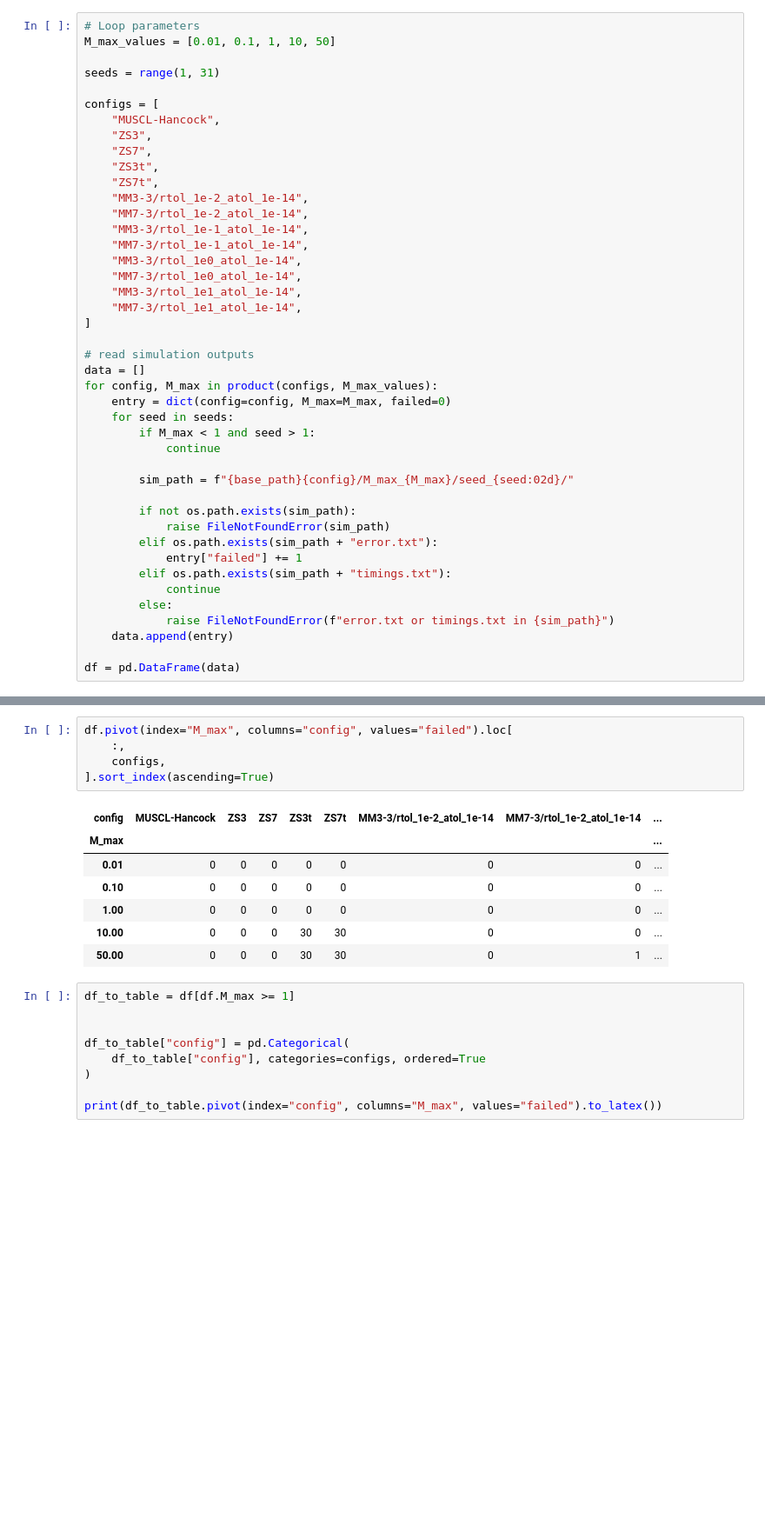
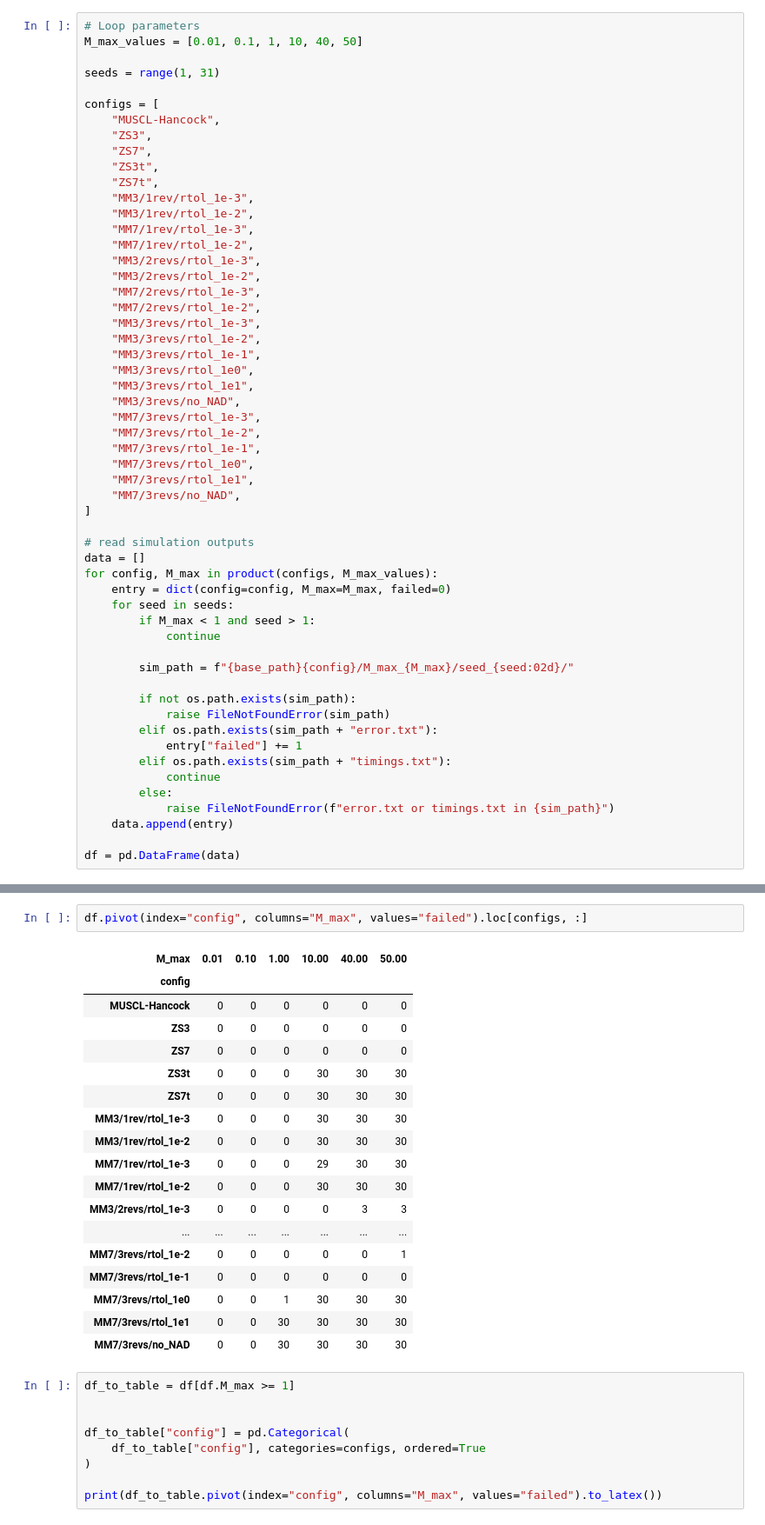
Before and after one commit to jpalafou/superfv, a Jupyter notebook: benchmarks/isotropic-decaying-turbulence/Fail_table.ipynb, the cells around one changed output, grey strips where cells are left out. Shown at 87% size. Saved outputs shown, nothing was run; the diff lists cells and outputs as text; blank space fills up the shorter version.

```diff
--- a/benchmarks/isotropic-decaying-turbulence/Fail_table.ipynb
+++ b/benchmarks/isotropic-decaying-turbulence/Fail_table.ipynb
@@ -9,6 +9,6 @@ base_path = "/scratch/gpfs/jp7427/out/isotropic-decaying-turbulence2/128x128/cup
 # %%
 # Loop parameters
-M_max_values = [0.01, 0.1, 1, 10, 50]
+M_max_values = [0.01, 0.1, 1, 10, 40, 50]
 
 seeds = range(1, 31)
 
@@ -18,14 +18,26 @@ configs = [
     "ZS7",
     "ZS3t",
     "ZS7t",
-    "MM3-3/rtol_1e-2_atol_1e-14",
-    "MM7-3/rtol_1e-2_atol_1e-14",
-    "MM3-3/rtol_1e-1_atol_1e-14",
-    "MM7-3/rtol_1e-1_atol_1e-14",
-    "MM3-3/rtol_1e0_atol_1e-14",
-    "MM7-3/rtol_1e0_atol_1e-14",
-    "MM3-3/rtol_1e1_atol_1e-14",
-    "MM7-3/rtol_1e1_atol_1e-14",
+    "MM3/1rev/rtol_1e-3",
+    "MM3/1rev/rtol_1e-2",
+    "MM7/1rev/rtol_1e-3",
+    "MM7/1rev/rtol_1e-2",
+    "MM3/2revs/rtol_1e-3",
+    "MM3/2revs/rtol_1e-2",
+    "MM7/2revs/rtol_1e-3",
+    "MM7/2revs/rtol_1e-2",
+    "MM3/3revs/rtol_1e-3",
+    "MM3/3revs/rtol_1e-2",
+    "MM3/3revs/rtol_1e-1",
+    "MM3/3revs/rtol_1e0",
+    "MM3/3revs/rtol_1e1",
+    "MM3/3revs/no_NAD",
+    "MM7/3revs/rtol_1e-3",
+    "MM7/3revs/rtol_1e-2",
+    "MM7/3revs/rtol_1e-1",
+    "MM7/3revs/rtol_1e0",
+    "MM7/3revs/rtol_1e1",
+    "MM7/3revs/no_NAD",
 ]
 
 # read simulation outputs
@@ -54,16 +64,24 @@ FileNotFoundError: error.txt or timings.txt in /scratch/gpfs/jp7427/out/isotropi
 # %%
-df.pivot(index="M_max", columns="config", values="failed").loc[
-    :,
-    configs,
-].sort_index(ascending=True)
+df.pivot(index="config", columns="M_max", values="failed").loc[configs, :]
 # %% [output]
-| config | MUSCL-Hancock | ZS3 | ZS7 | ZS3t | ZS7t | MM3-3/rtol_1e-2_atol_1e-14 | MM7-3/rtol_1e-2_atol_1e-14 | ... |
-| M_max |  |  |  |  |  |  |  | ... |
-| 0.01 | 0 | 0 | 0 | 0 | 0 | 0 | 0 | ... |
-| 0.10 | 0 | 0 | 0 | 0 | 0 | 0 | 0 | ... |
-| 1.00 | 0 | 0 | 0 | 0 | 0 | 0 | 0 | ... |
-| 10.00 | 0 | 0 | 0 | 30 | 30 | 0 | 0 | ... |
-| 50.00 | 0 | 0 | 0 | 30 | 30 | 0 | 1 | ... |
+| M_max | 0.01 | 0.10 | 1.00 | 10.00 | 40.00 | 50.00 |
+| config |  |  |  |  |  |  |
+| MUSCL-Hancock | 0 | 0 | 0 | 0 | 0 | 0 |
+| ZS3 | 0 | 0 | 0 | 0 | 0 | 0 |
+| ZS7 | 0 | 0 | 0 | 0 | 0 | 0 |
+| ZS3t | 0 | 0 | 0 | 30 | 30 | 30 |
+| ZS7t | 0 | 0 | 0 | 30 | 30 | 30 |
+| MM3/1rev/rtol_1e-3 | 0 | 0 | 0 | 30 | 30 | 30 |
+| MM3/1rev/rtol_1e-2 | 0 | 0 | 0 | 30 | 30 | 30 |
+| MM7/1rev/rtol_1e-3 | 0 | 0 | 0 | 29 | 30 | 30 |
+| MM7/1rev/rtol_1e-2 | 0 | 0 | 0 | 30 | 30 | 30 |
+| MM3/2revs/rtol_1e-3 | 0 | 0 | 0 | 0 | 3 | 3 |
+| ... | ... | ... | ... | ... | ... | ... |
+| MM7/3revs/rtol_1e-2 | 0 | 0 | 0 | 0 | 0 | 1 |
+| MM7/3revs/rtol_1e-1 | 0 | 0 | 0 | 0 | 0 | 0 |
+| MM7/3revs/rtol_1e0 | 0 | 0 | 1 | 30 | 30 | 30 |
+| MM7/3revs/rtol_1e1 | 0 | 0 | 30 | 30 | 30 | 30 |
+| MM7/3revs/no_NAD | 0 | 0 | 30 | 30 | 30 | 30 |
 # %%
 df_to_table = df[df.M_max >= 1]
 
```
Also changed, not shown: parts of 2 cells of this notebook, 3 other files.
